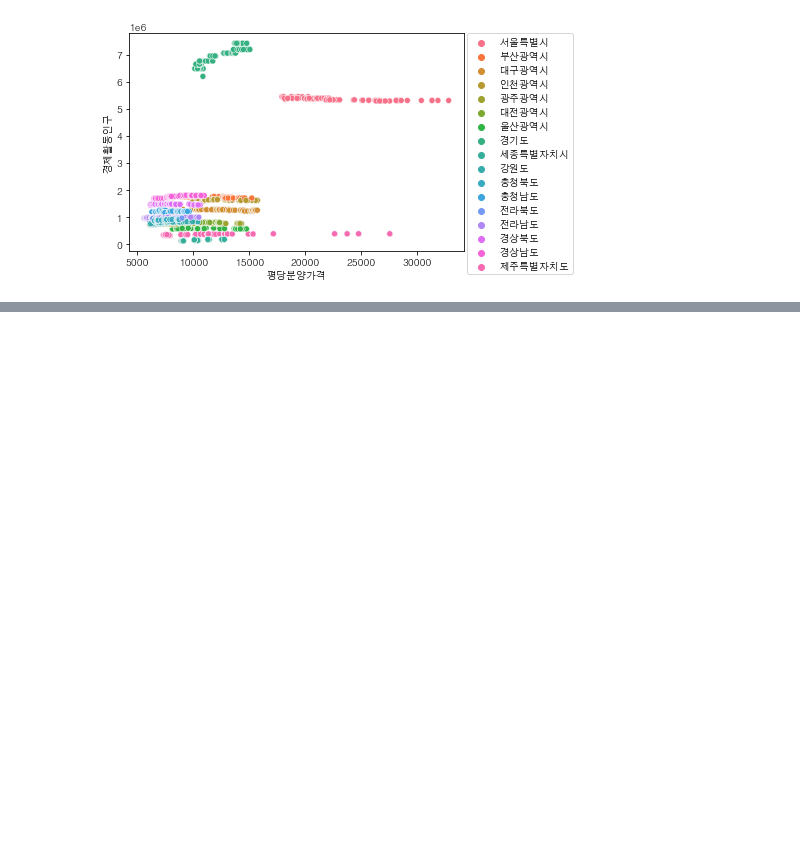
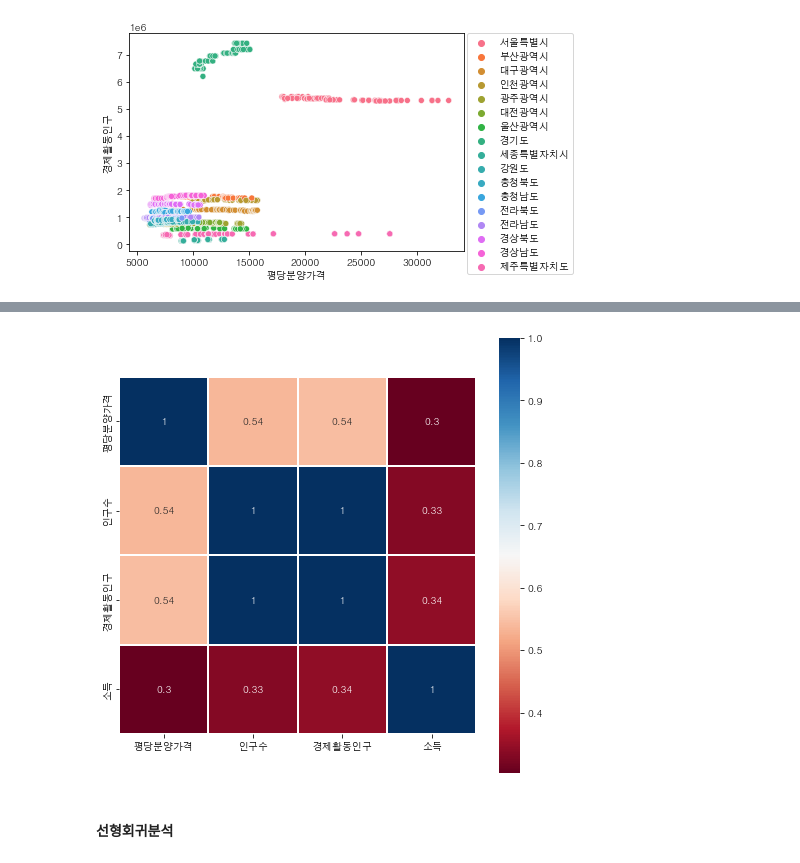
Before and after one commit to winwin-jang-gu/APT_price, a Jupyter notebook: project/apt_visual.ipynb, the cells around one changed output, grey strips where cells are left out. Cells and saved outputs as stored; diff of their text form; code cells hidden in the pictures; blank space fills up the shorter version.

```diff
--- a/project/apt_visual.ipynb
+++ b/project/apt_visual.ipynb
@@ -190,0 +195,3 @@ plt.show()
+# %%
+data = pd.read_csv('../data/지역별_연도별_비교데이터_합본.csv', encoding='utf-8', index_col=0)
+data
@@ -190,0 +212,3 @@ plt.show()
+# %%
+data['연도'] = data['연도'].astype(str)
+data.info()
@@ -190,0 +238,11 @@ plt.show()
+# %%
+heatmap_data = data[['평당분양가격', '인구수', '경제활동인구', '소득']]
+color_map = plt.cm.RdBu
+
+plt.figure(figsize=(8, 8))
+sns.heatmap(data=heatmap_data.corr(), linewidths=0.1, square=True, cmap=color_map, annot=True)
+plt.show()
+# %% [output]
+[figure, added]
+# %% [markdown]
+#### 선형회귀분석
```
Also changed, not shown: parts of 10 cells of this notebook.
